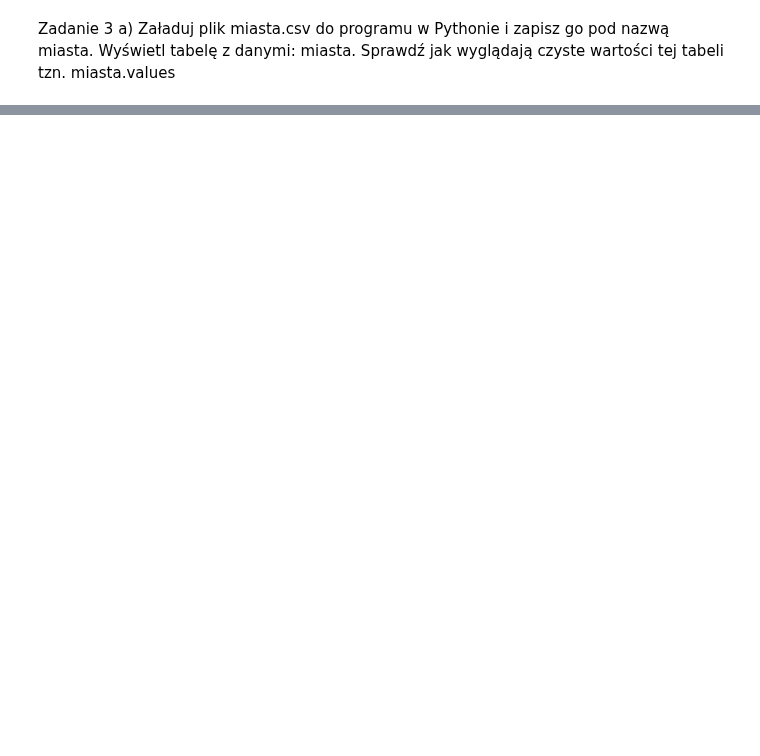
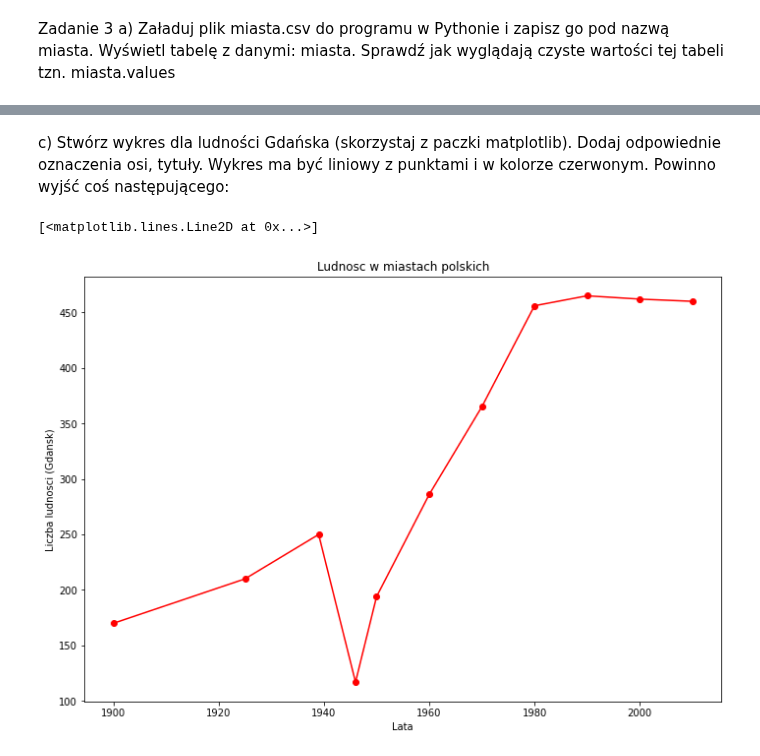
Before and after one commit to marcelmalewski/INF_Marcel_Malewski_274929, a Jupyter notebook: lab1/zadanie3.ipynb, the cells around one changed output, grey strips where cells are left out. Drawn from its saved outputs; the diff is of its cells as text; code cells hidden in the pictures; blank space fills up the shorter version.

```diff
--- a/lab1/zadanie3.ipynb
+++ b/lab1/zadanie3.ipynb
@@ -12,0 +26,12 @@ AttributeError: '_csv.reader' object has no attribute 'values'
+# %%
+new_row = {
+    'Rok': [2010],
+    'Gdansk': [460],
+    'Poznan': [555],
+    'Szczecin': [405]
+}
+new_row_df = pd.DataFrame(new_row)
+new_row_df.to_csv('miasta.csv', mode='a', index=False, header=False)
+
+cities_df = pd.read_csv(r"miasta.csv")
+print(cities_df)
@@ -12,0 +51,4 @@ AttributeError: '_csv.reader' object has no attribute 'values'
+# %% [markdown]
+c) Stwórz wykres dla ludności Gdańska (skorzystaj z paczki matplotlib). Dodaj odpowiednie
+oznaczenia osi, tytuły. Wykres ma być liniowy z punktami i w kolorze czerwonym.
+Powinno wyjść coś następującego:
@@ -12,0 +57,15 @@ AttributeError: '_csv.reader' object has no attribute 'values'
+# %%
+np_arr = cities_df.values
+x = np_arr[:,0]
+y = np_arr[:,1]
+
+fig = plt.figure(figsize=(9, 6))
+axes = fig.add_axes([0,0,1,1])
+
+axes.set_title('Ludnosc w miastach polskich')
+axes.set_xlabel('Lata')
+axes.set_ylabel('Liczba ludnosci (Gdansk)')
+axes.plot(x, y, 'r-o')
+# %% [output]
+[<matplotlib.lines.Line2D at 0x...>]
+[figure, added]
```
Also changed, not shown: parts of 8 cells of this notebook, 2 other files.
